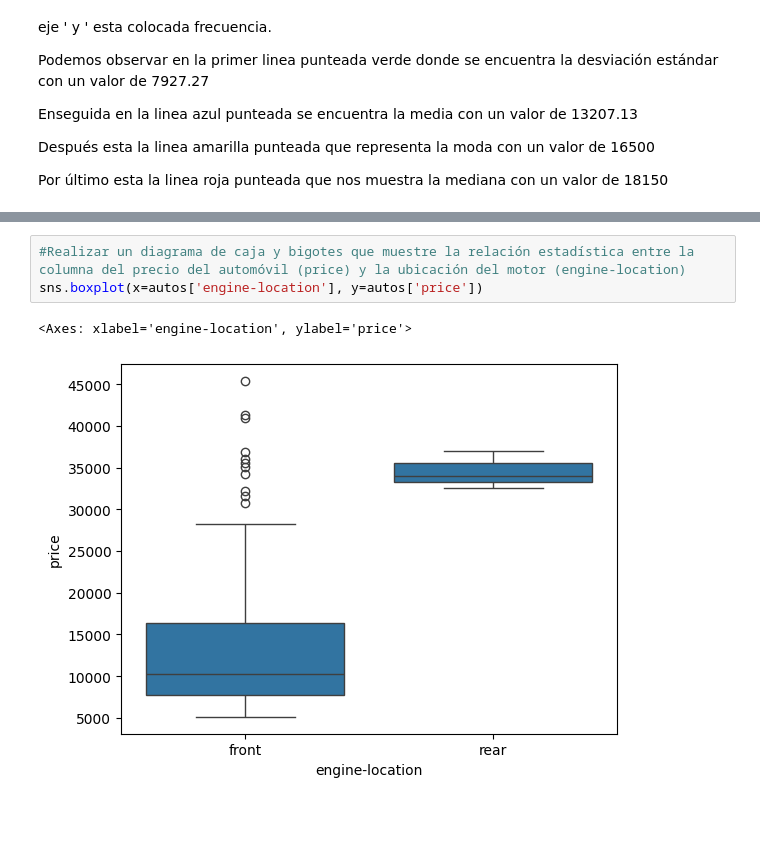
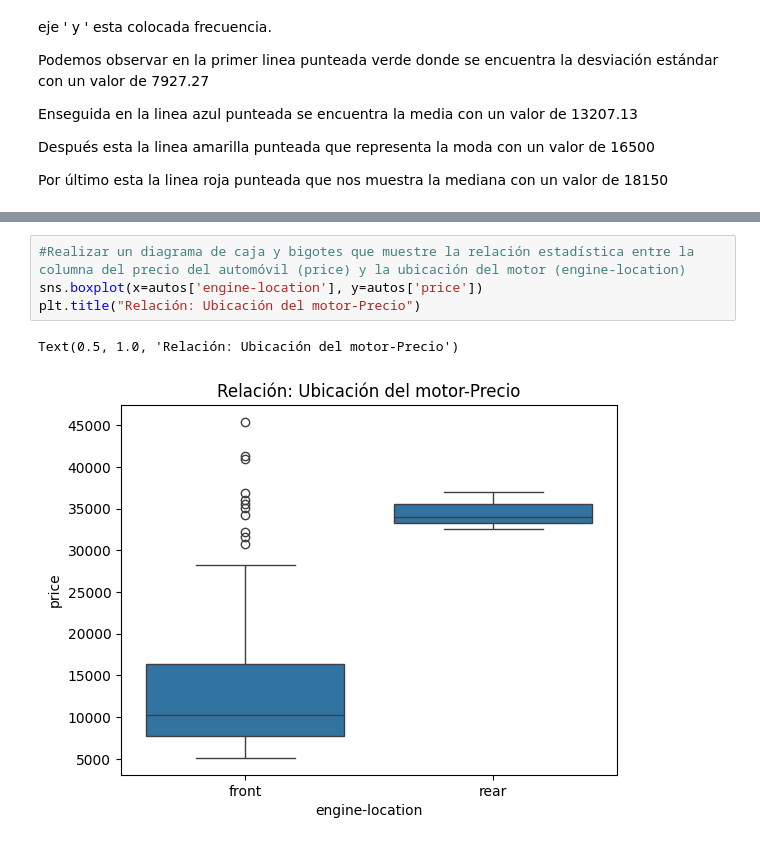
Before and after one commit to AnahiGutierrez22/Estadistica, a Jupyter notebook: Unidad1/Práctica6.ipynb, the cells around one changed output, grey strips where cells are left out. Cells and saved outputs as stored; diff of their text form; blank space fills up the shorter version.

```diff
--- a/Unidad1/Práctica6.ipynb
+++ b/Unidad1/Práctica6.ipynb
@@ -159,6 +183,7 @@ sns.boxplot(x=autos['drive-wheels'], y=autos['price'])
 # %%
 #Realizar un diagrama de caja y bigotes que muestre la relación estadística entre la columna del precio del automóvil (price) y la ubicación del motor (engine-location)
 sns.boxplot(x=autos['engine-location'], y=autos['price'])
+plt.title("Relación: Ubicación del motor-Precio")
 # %% [output]
-<Axes: xlabel='engine-location', ylabel='price'>
+Text(0.5, 1.0, 'Relación: Ubicación del motor-Precio')
-[figure, old version]
+[figure, new version]
```
Also changed, not shown: parts of 8 cells of this notebook.
